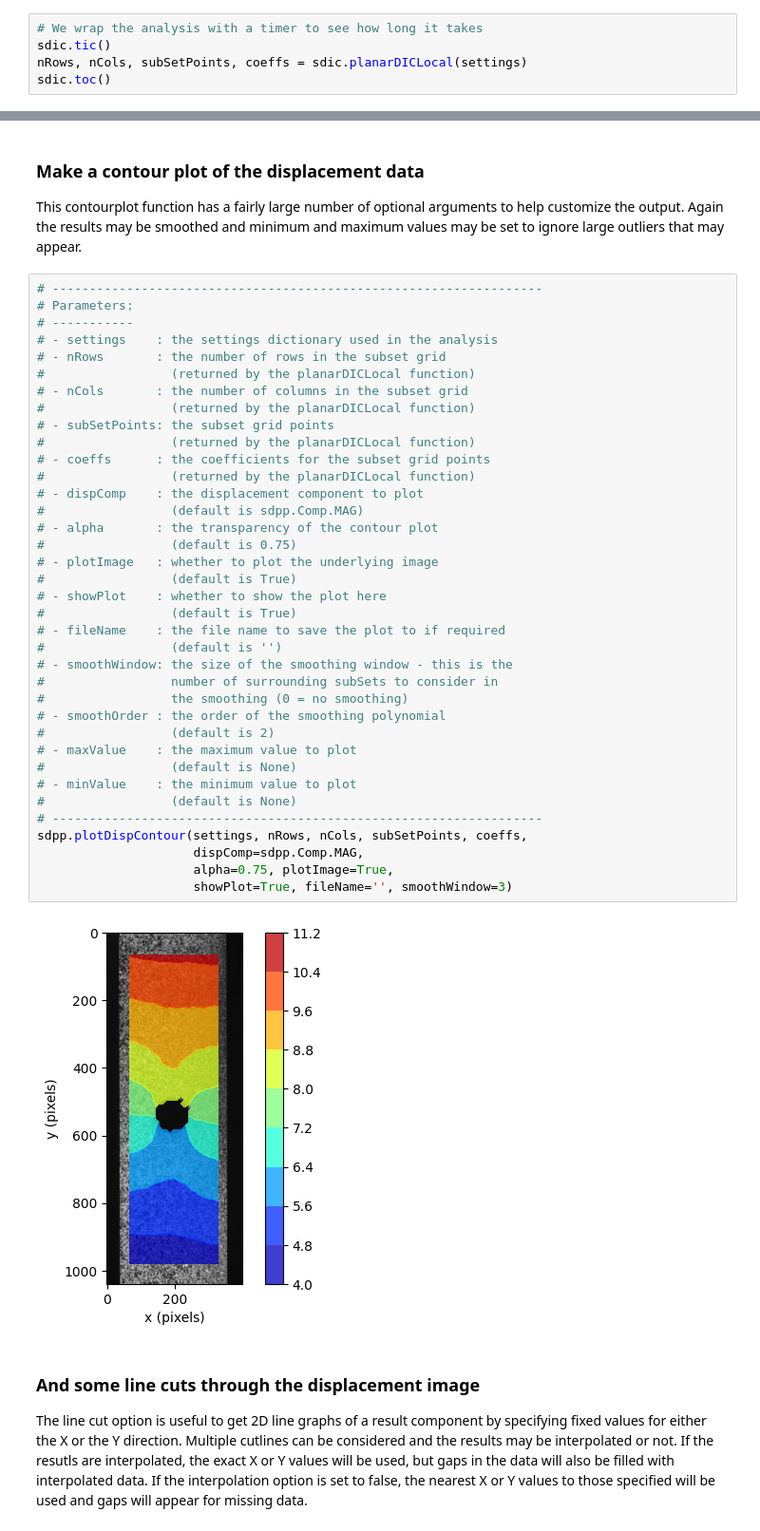
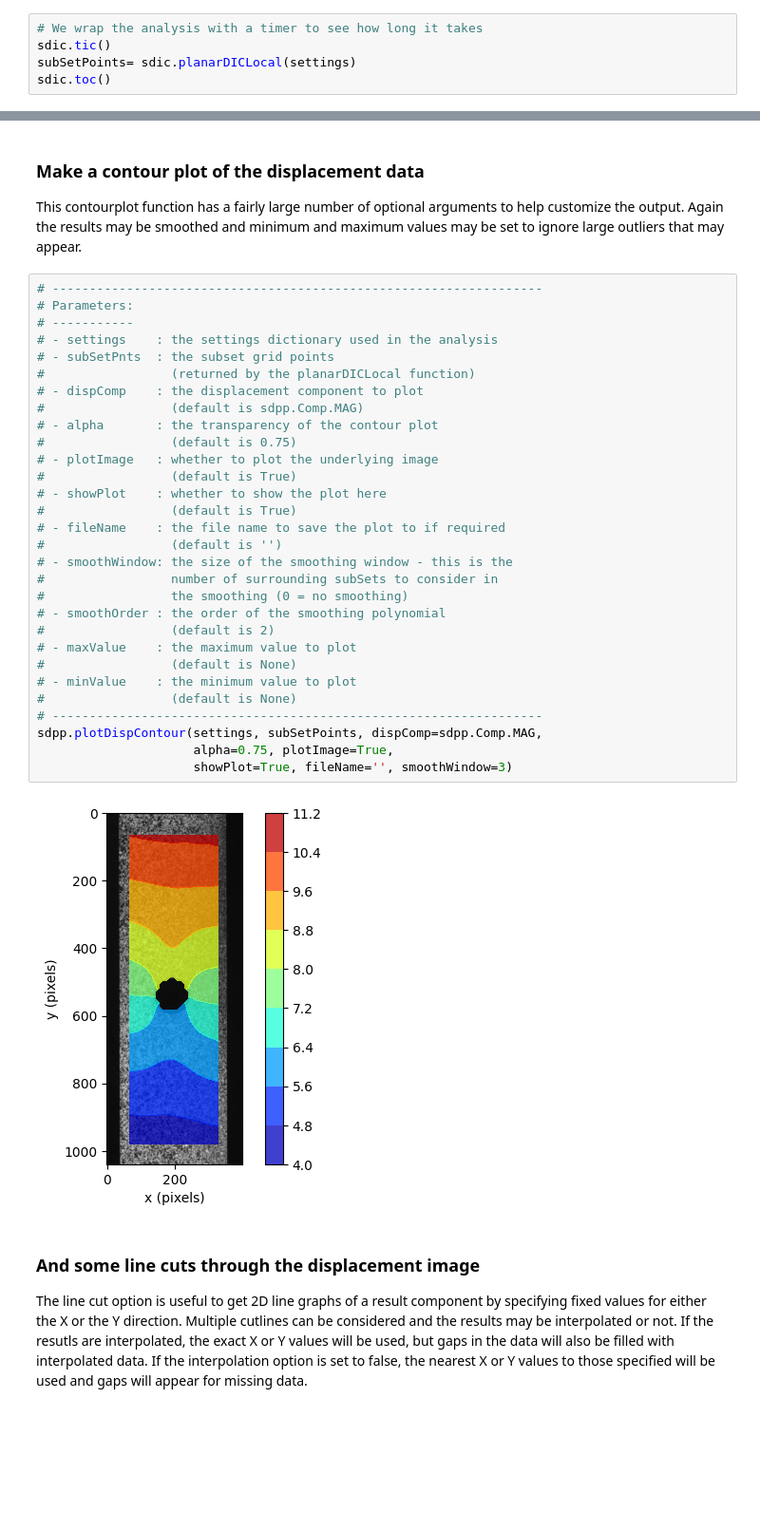
Before and after one commit to gventer/SUN-DIC, a Jupyter notebook: test_sundic.ipynb, the cells around one changed output, grey strips where cells are left out. Shown: that part at 95% size. Cells and saved outputs as stored; diff of their text form; blank space fills up the shorter version.

```diff
--- a/test_sundic.ipynb
+++ b/test_sundic.ipynb
@@ -54,7 +55,7 @@ The values returned by the **planarDICLocal** function is used in the remaining
 # %%
 # We wrap the analysis with a timer to see how long it takes
 sdic.tic()
-nRows, nCols, subSetPoints, coeffs = sdic.planarDICLocal(settings)
+subSetPoints= sdic.planarDICLocal(settings)
 sdic.toc()
 # %% [output]
 ROI :
@@ -149,42 +154,35 @@ This contourplot function has a fairly large number of optional arguments to hel
 # %%
 # ------------------------------------------------------------------
 # Parameters:
 # -----------
 # - settings    : the settings dictionary used in the analysis
-# - nRows       : the number of rows in the subset grid
-#                 (returned by the planarDICLocal function)
-# - nCols       : the number of columns in the subset grid
-#                 (returned by the planarDICLocal function)
-# - subSetPoints: the subset grid points
-#                 (returned by the planarDICLocal function)
-# - coeffs      : the coefficients for the subset grid points
+# - subSetPnts  : the subset grid points
 #                 (returned by the planarDICLocal function)
 # - dispComp    : the displacement component to plot
 #                 (default is sdpp.Comp.MAG)
 # - alpha       : the transparency of the contour plot
 #                 (default is 0.75)
 # - plotImage   : whether to plot the underlying image
 #                 (default is True)
 # - showPlot    : whether to show the plot here
 #                 (default is True)
 # - fileName    : the file name to save the plot to if required
 #                 (default is '')
 # - smoothWindow: the size of the smoothing window - this is the
 #                 number of surrounding subSets to consider in
 #                 the smoothing (0 = no smoothing)
 # - smoothOrder : the order of the smoothing polynomial
 #                 (default is 2)
 # - maxValue    : the maximum value to plot
 #                 (default is None)
 # - minValue    : the minimum value to plot
 #                 (default is None)
 # ------------------------------------------------------------------
-sdpp.plotDispContour(settings, nRows, nCols, subSetPoints, coeffs,
-                     dispComp=sdpp.Comp.MAG,
+sdpp.plotDispContour(settings, subSetPoints, dispComp=sdpp.Comp.MAG,
                      alpha=0.75, plotImage=True,
                      showPlot=True, fileName='', smoothWindow=3)
 # %% [output]
-[figure, old version]
+[figure, new version]
 # %% [markdown]
 ### And some line cuts through the displacement image
 The line cut option is useful to get 2D line graphs of a result component by specifying fixed values for either the X or the Y direction.  Multiple cutlines can be considered and the results may be interpolated or not.  If the resutls are interpolated, the exact X or Y values will be used, but gaps in the data will also be filled with interpolated data.  If the interpolation option is set to false, the nearest X or Y values to those specified will be used and gaps will appear for missing data.
```
Also changed, not shown: parts of 7 cells of this notebook, 8 other files.
